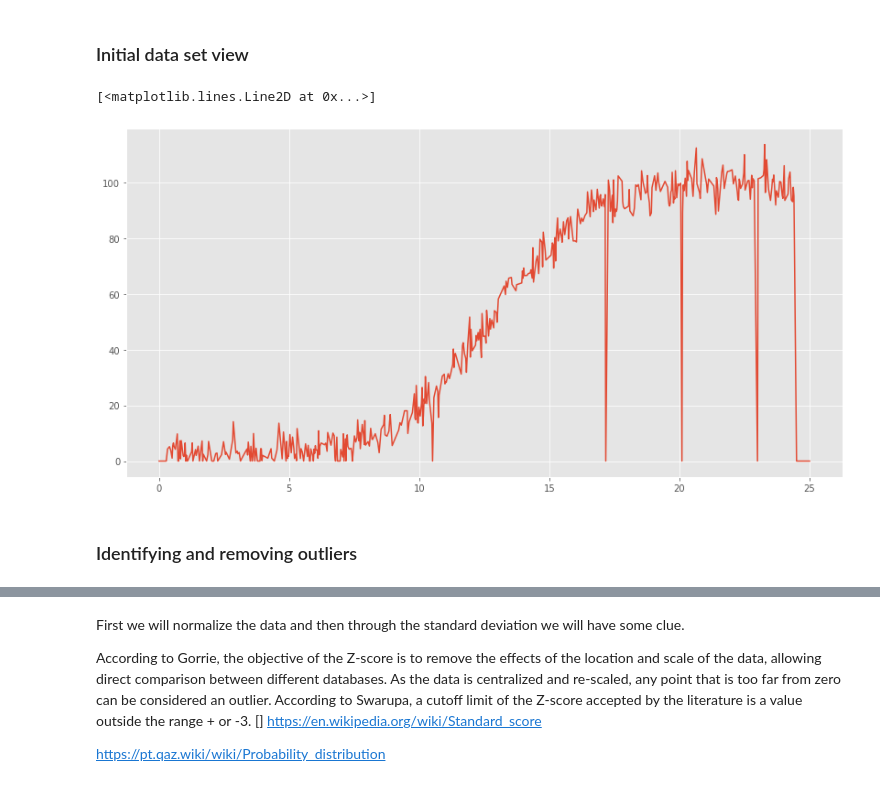
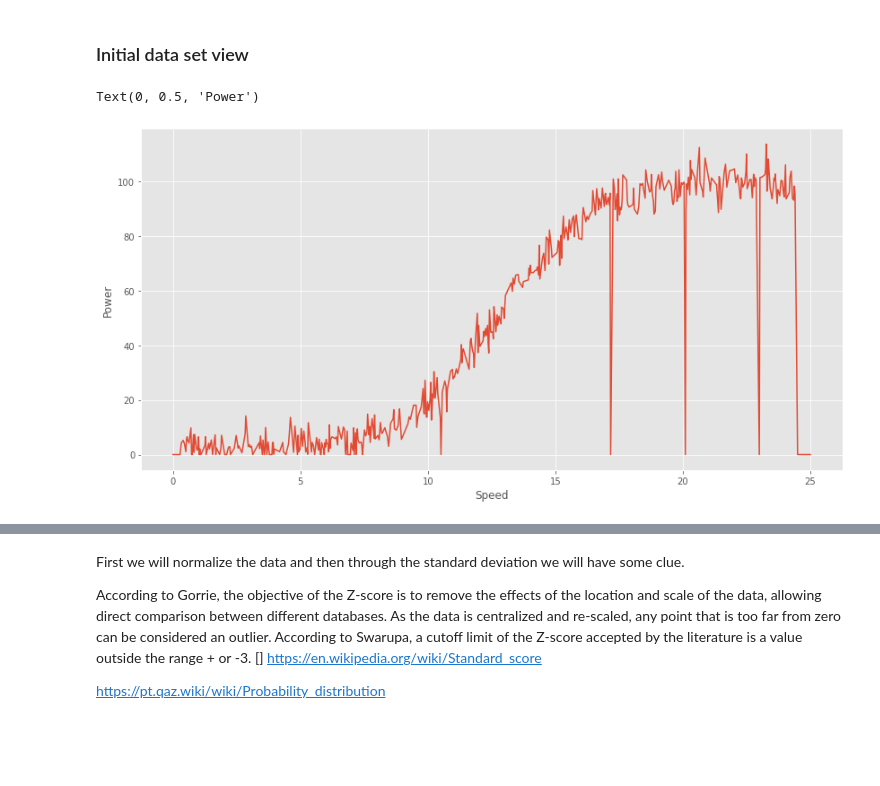
Before and after one commit to claudiamorazzoni/project_fda, a Jupyter notebook: Project - Fundamentals of Data Analysis.ipynb, the cells around one changed output, grey strips where cells are left out. Cells and saved outputs as stored; diff of their text form; code cells hidden in the pictures; blank space fills up the shorter version.

```diff
--- a/Project - Fundamentals of Data Analysis.ipynb
+++ b/Project - Fundamentals of Data Analysis.ipynb
@@ -86,8 +101,8 @@ dtype: int64
 # %%
 # Plot x vs y.
 plt.plot('speed', 'power', data=df)
+plt.xlabel("Speed")
+plt.ylabel("Power")
 # %% [output]
-[<matplotlib.lines.Line2D at 0x...>]
+Text(0, 0.5, 'Power')
-[figure, old version]
+[figure, new version]
-# %% [markdown]
-### Identifying and removing outliers
```
Also changed, not shown: parts of 39 cells of this notebook, 1 other file.
